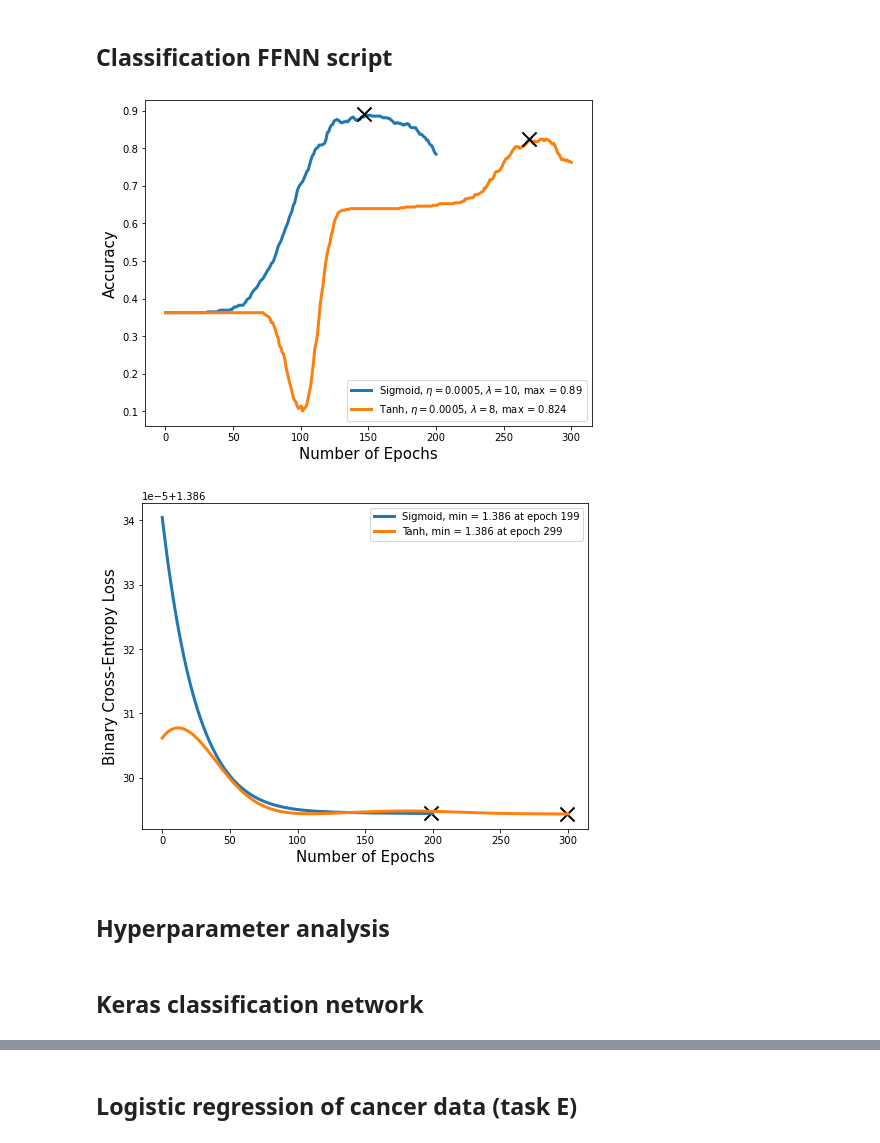
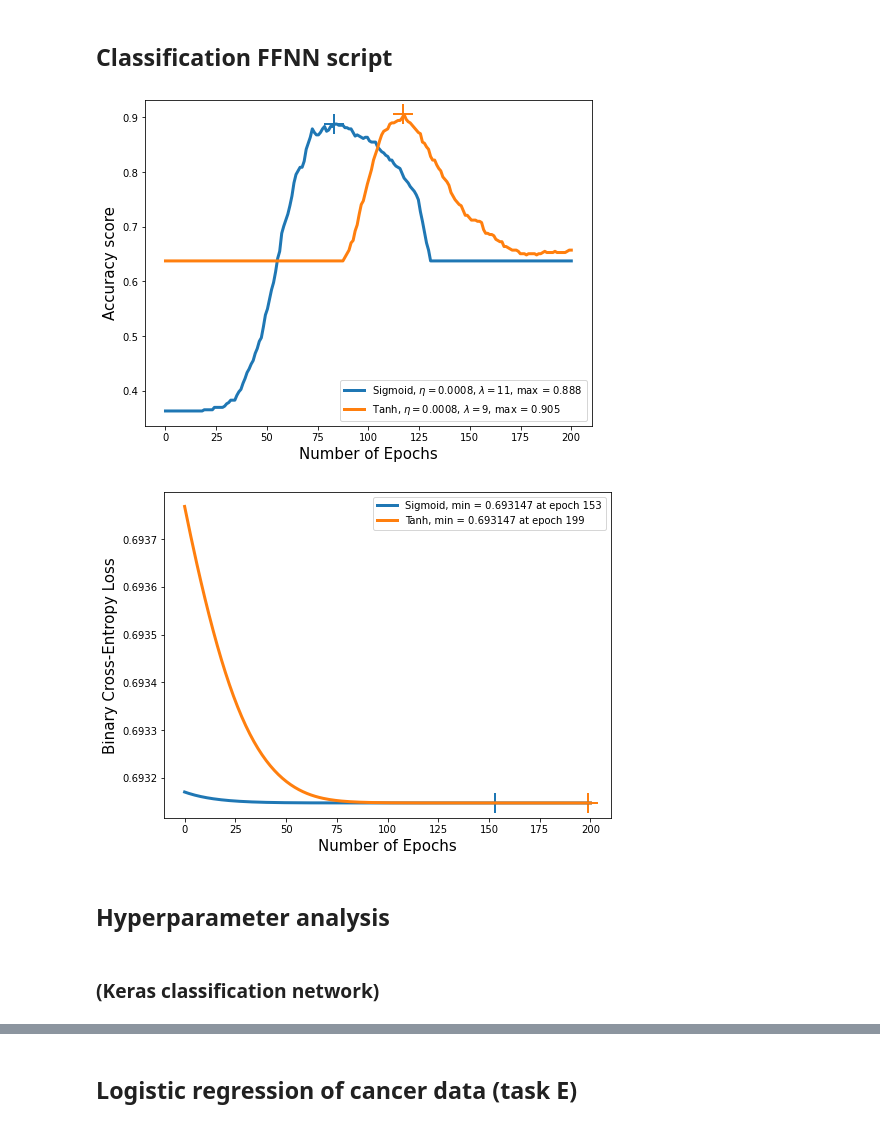
Before and after one commit to lassetotl/fys-stk, a Jupyter notebook: project 2/ClassificationNetwork_D.ipynb, the cells around one changed output, grey strips where cells are left out. Cells and saved outputs as stored; diff of their text form; code cells hidden in the pictures.

```diff
--- a/project 2/ClassificationNetwork_D.ipynb
+++ b/project 2/ClassificationNetwork_D.ipynb
@@ -110,49 +111,53 @@ X = np.hstack((X, temp))
 temp = np.reshape(x[:, 8], (len(x[:, 8]), 1))
 X = np.hstack((X, temp))
 
-X_train, X_test, y_train, y_test = splitter(X, np.ravel(y).reshape(-1,1), test_size=0.2)  # Split datasets into training and testing
+# Split data into training and testing sets (0.8, 0.2 respectively)
+X_train, X_test, y_train, y_test = train_test_split(X, np.ravel(y).reshape(-1,1), test_size=0.2)
 
 del temp1, temp2, temp
 # %%
 plt.figure(figsize = (8, 6))
 plt.xlabel('Number of Epochs', fontsize = 15)
-plt.ylabel('Accuracy', fontsize = 15)
+plt.ylabel('Accuracy score', fontsize = 15)
 
-cnn1 = FFNN_Classification(X_train, y_train, activation = 'Sigmoid', eta = 0.0005, lmbd = 10, epochs = 200)
+cnn1 = FFNN_Classification(X_train, y_train, activation = 'Sigmoid', eta = 0.0008, lmbd = 11, epochs = 200,
+                          n_hidden_neurons = 20)
 e1, a1, p1, c1 = cnn1.train()
-cnn2 = FFNN_Classification(X_train, y_train, activation = 'Tanh', eta = 0.0005, lmbd = 8, epochs = 300)
+
+cnn2 = FFNN_Classification(X_train, y_train, activation = 'Tanh', eta = 0.0008, lmbd = 9, epochs = 200,
+                          n_hidden_neurons = 30)
 e2, a2, p2, c2 = cnn2.train()
 
 # plot maxima
 indx1 = np.argmax(a1)
-plt.scatter(indx1, a1[indx1], c = 'k', s = 200, zorder = 2, marker = 'x', lw = 2)
+plt.scatter(indx1, a1[indx1], s = 400, zorder = 2, marker = '+', lw = 2)
 indx2 = np.argmax(a2)
-plt.scatter(indx2, a2[indx2], c = 'k', s = 200, zorder = 2, marker = 'x', lw = 2)
+plt.scatter(indx2, a2[indx2], s = 400, zorder = 2, marker = '+', lw = 2)
 plt.legend()#; plt.savefig('CancerAcc')
 plt.show()
 # %% [output]
-[figure, old version]
+[figure, new version]
 # %%
 plt.figure(figsize = (8, 6))
 plt.xlabel('Number of Epochs', fontsize = 15)
 plt.ylabel('Binary Cross-Entropy Loss', fontsize = 15)
 
 # plot minima
 indx1 = np.argmin(c1)
-plt.scatter(indx1, c1[indx1], c = 'k', s = 200, zorder = 2, marker = 'x', lw = 2)
+plt.scatter(indx1, c1[indx1], s = 400, zorder = 2, marker = '+', lw = 2)
 indx2 = np.argmin(c2)
-plt.scatter(indx2, c2[indx2], c = 'k', s = 200, zorder = 2, marker = 'x', lw = 2)
+plt.scatter(indx2, c2[indx2], s = 400, zorder = 2, marker = '+', lw = 2)
 
-plt.plot(e1, c1, lw = 3, label = f'Sigmoid, min = {round(c1[indx1], 3)} at epoch {indx1}')
-plt.plot(e2, c2, lw = 3, label = f'Tanh, min = {round(c2[indx2], 3)} at epoch {indx2}')
+plt.plot(e1, c1, lw = 3, label = f'Sigmoid, min = {round(c1[indx1], 6)} at epoch {indx1}')
+plt.plot(e2, c2, lw = 3, label = f'Tanh, min = {round(c2[indx2], 6)} at epoch {indx2}')
 plt.legend()#; plt.savefig('CancerLoss')
 plt.show()
 # %% [output]
-[figure, old version]
+[figure, new version]
 # %% [markdown]
 ## Hyperparameter analysis
 # %% [markdown]
-## Keras classification network
+### (Keras classification network)
 # %%
 # Creating the same architecture
 model = Sequential()
```
Also changed, not shown: parts of 6 cells of this notebook.
